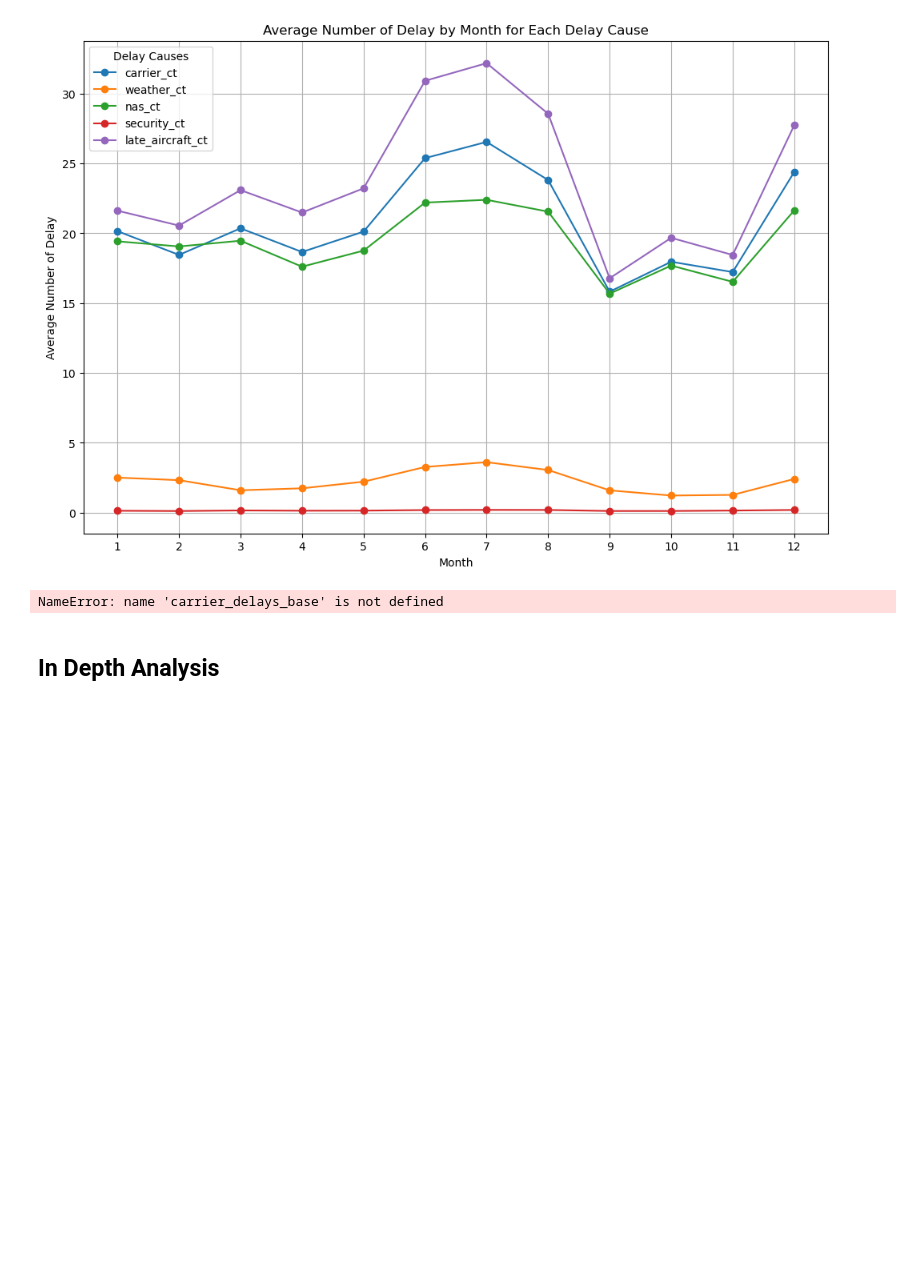
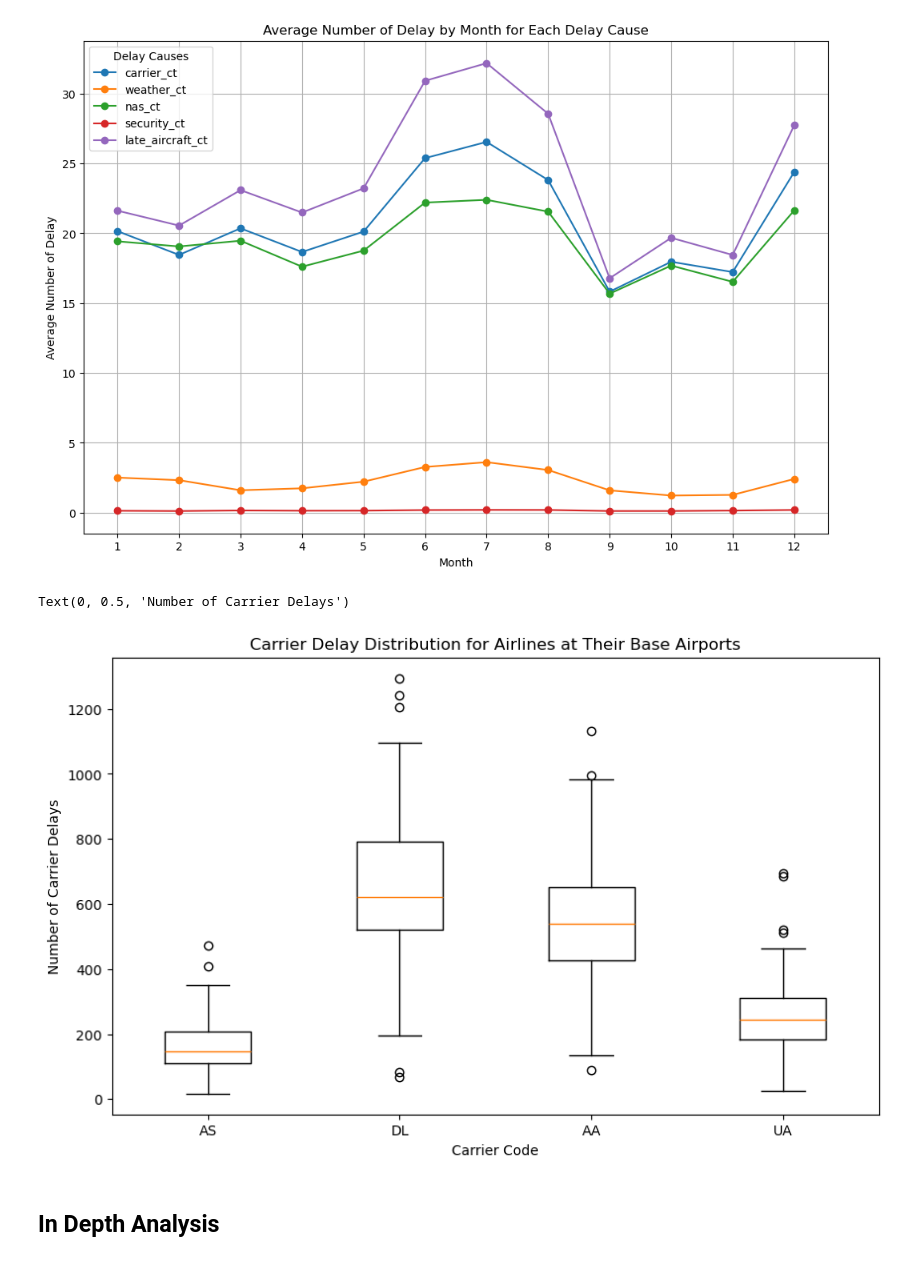
Before and after one commit to lingyuehao/Data_Dawgs, a Jupyter notebook: Data-Dawgs.ipynb, the cells around one changed output. Drawn from its saved outputs; the diff is of its cells as text; code cells hidden in the pictures; blank space fills up the shorter version.

Commit message:
added carriers_delays_base for boxplot

```diff
--- a/Data-Dawgs.ipynb
+++ b/Data-Dawgs.ipynb
@@ -295,24 +295,31 @@ plt.show()
 # %%
 airlines_base_airports = {
     'AS': 'SEA',
     'DL': 'ATL',
     'AA': 'DFW',
     'UA': 'ORD'
 }
 
+carrier_delays_base = cleaned_data[
+    ((cleaned_data['carrier'] == 'AS') & (cleaned_data['airport'] == airlines_base_airports['AS'])) |
+    ((cleaned_data['carrier'] == 'DL') & (cleaned_data['airport'] == airlines_base_airports['DL'])) |
+    ((cleaned_data['carrier'] == 'AA') & (cleaned_data['airport'] == airlines_base_airports['AA'])) |
+    ((cleaned_data['carrier'] == 'UA') & (cleaned_data['airport'] == airlines_base_airports['UA']))
+]
+
 # Prepare data for each carrier separately
 carrier_data = []
 for code in airlines_base_airports.keys():
     carrier_data.append(carrier_delays_base[carrier_delays_base['carrier'] == code]['carrier_ct'])
 
 plt.figure(figsize=(10, 6))
-plt.boxplot(carrier_data, labels=airlines_base_airports.keys())
+bplot = plt.boxplot(carrier_data, labels=airlines_base_airports.keys(), )
 plt.title('Carrier Delay Distribution for Airlines at Their Base Airports')
 plt.xlabel('Carrier Code')
 plt.ylabel('Number of Carrier Delays')
-plt.show()
 # %% [output]
-NameError: name 'carrier_delays_base' is not defined
+Text(0, 0.5, 'Number of Carrier Delays')
+[figure, added]
 # %% [markdown]
 ## In Depth Analysis
 # %%
```
Also changed, not shown: parts of 2 cells of this notebook.
